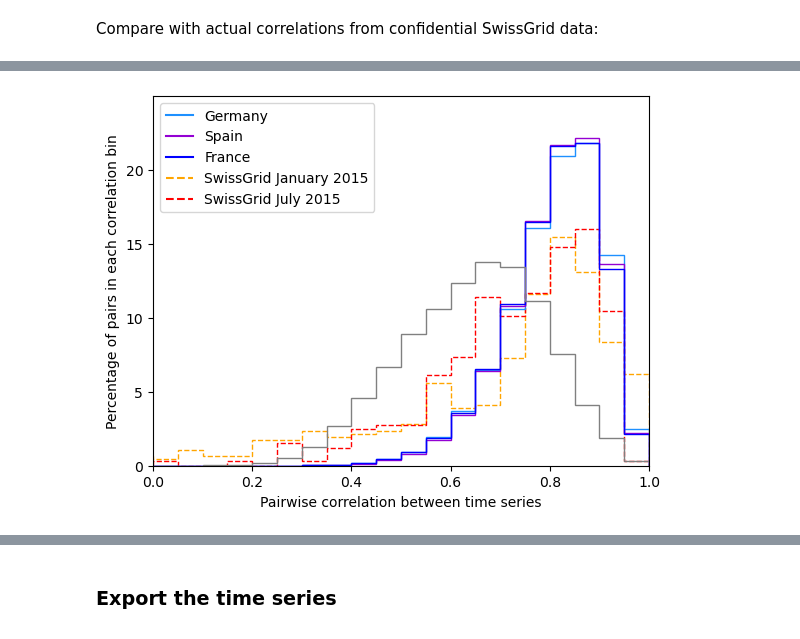
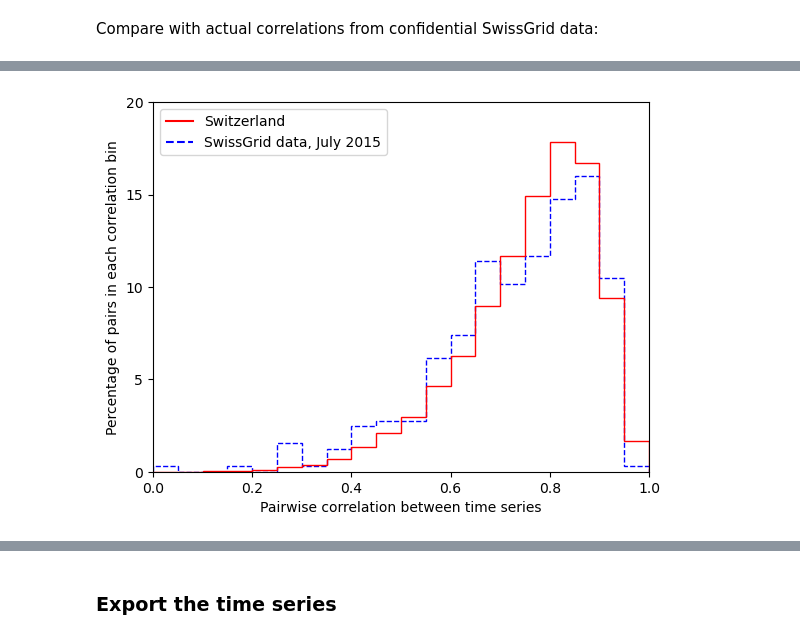
Before and after one commit to GeeeHesso/PowerData, a Jupyter notebook: run/generate_loads.ipynb, the cells around one changed output, grey strips where cells are left out. Saved outputs shown, nothing was run; the diff lists cells and outputs as text; code cells hidden in the pictures.

```diff
--- a/run/generate_loads.ipynb
+++ b/run/generate_loads.ipynb
@@ -205,54 +211,0 @@ array([0.0006389, 0.0006389, 0.0006389, ..., 0.0006389, 0.0006389,
-# %%
-import matplotlib.lines as mlines
-
-SG_bins = np.array([-1.  , -0.95, -0.9 , -0.85, -0.8 , -0.75, -0.7 , -0.65, -0.6 ,
-        -0.55, -0.5 , -0.45, -0.4 , -0.35, -0.3 , -0.25, -0.2 , -0.15,
-        -0.1 , -0.05,  0.  ,  0.05,  0.1 ,  0.15,  0.2 ,  0.25,  0.3 ,
-         0.35,  0.4 ,  0.45,  0.5 ,  0.55,  0.6 ,  0.65,  0.7 ,  0.75,
-         0.8 ,  0.85,  0.9 ,  0.95,  1.  ])
-SG_january_count = np.array([0.        , 0.        , 0.        , 0.        , 0.        ,
-        0.        , 0.        , 0.        , 0.        , 0.        ,
-        0.08602151, 0.        , 0.04301075, 0.25806452, 0.04301075,
-        0.34408602, 0.17204301, 0.17204301, 0.04301075, 0.12903226,
-        0.08602151, 0.21505376, 0.12903226, 0.12903226, 0.34408602,
-        0.34408602, 0.47311828, 0.38709677, 0.43010753, 0.47311828,
-        0.55913978, 1.11827957, 0.77419355, 0.8172043 , 1.46236559,
-        2.32258065, 3.09677419, 2.62365591, 1.67741935, 1.24731183])
-SG_july_count = np.array([0.        , 0.        , 0.        , 0.        , 0.        ,
-        0.        , 0.        , 0.        , 0.        , 0.        ,
-        0.        , 0.        , 0.        , 0.        , 0.        ,
-        0.        , 0.        , 0.        , 0.        , 0.        ,
-        0.06153846, 0.        , 0.        , 0.06153846, 0.        ,
-        0.30769231, 0.06153846, 0.24615385, 0.49230769, 0.55384615,
-        0.55384615, 1.23076923, 1.47692308, 2.27692308, 2.03076923,
-        2.33846154, 2.95384615, 3.2       , 2.09230769, 0.06153846])
-
-country_colors = {
-    'DE': 'dodgerblue',
-    'ES': 'darkviolet',
-    'FR': 'blue'
-}
-
-plt.stairs(100 * SG_january_count / SG_january_count.sum(), SG_bins, color='orange', linestyle='dashed')
-plt.stairs(100 * SG_july_count / SG_july_count.sum(), SG_bins, color='red', linestyle='dashed')
-for country, color in country_colors.items():
-    plt.hist(selected_correlations[country], range=(0,1), bins=20, histtype='step',
-             weights=percentage_weights(selected_correlations[country]), color=color)
-plt.hist(all_correlations, range=(0,1), bins=20, histtype='step',
-         weights=percentage_weights(all_correlations), color='gray')
-plt.xlabel('Pairwise correlation between time series')
-plt.ylabel('Percentage of pairs in each correlation bin')
-plt.xlim(0, 1)
-plt.ylim(0, 25)
-plt.yticks(range(0, 25, 5))
-plt.legend(handles=[
-    mlines.Line2D([], [], color='dodgerblue', label='Germany'),
-    mlines.Line2D([], [], color='darkviolet', label='Spain'),
-    mlines.Line2D([], [], color='blue', label='France'),
-    mlines.Line2D([], [], color='orange', linestyle='dashed', label='SwissGrid January 2015'),
-    mlines.Line2D([], [], color='red', linestyle='dashed', label='SwissGrid July 2015')
-])
-plt.savefig('figures/correlations.pdf')
-plt.show()
-# %% [output]
-[figure, removed]
@@ -302,0 +234,23 @@ plt.show()
+# %%
+CH_january_loads = loads_by_country['CH'][:, 0:4*7*24]
+CH_july_loads = loads_by_country['CH'][:, 26*7*24:30*7*24]
+# %%
+CH_january_correlations = ts.compute_pairwise_correlations(CH_january_loads)
+CH_july_correlations = ts.compute_pairwise_correlations(CH_july_loads)
+# %%
+plt.stairs(100 * SG_july_count / SG_july_count.sum(), SG_bins, color='blue', linestyle='dashed')
+plt.hist(CH_july_correlations, range=(0,1), bins=20, histtype='step',
+        weights=percentage_weights(CH_july_correlations), color='red')
+plt.xlabel('Pairwise correlation between time series')
+plt.ylabel('Percentage of pairs in each correlation bin')
+plt.xlim(0, 1)
+plt.ylim(0, 20)
+plt.yticks(range(0, 25, 5))
+plt.legend(handles=[
+    mlines.Line2D([], [], color='red', label='Switzerland'),
+    mlines.Line2D([], [], color='blue', linestyle='dashed', label='SwissGrid data, July 2015')
+])
+plt.savefig('figures/SwissGrid_validation.pdf', bbox_inches='tight')
+plt.show()
+# %% [output]
+[figure, added]
```
Also changed, not shown: parts of 12 cells of this notebook, 3 other files.
